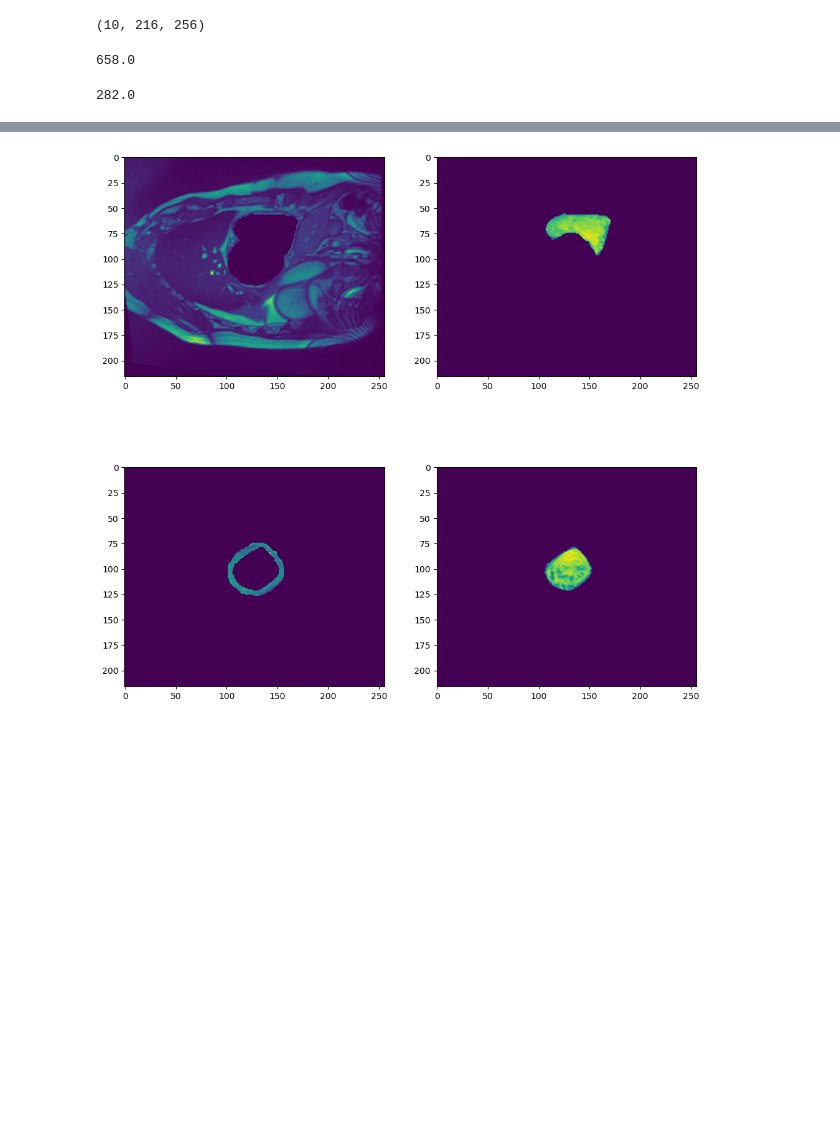
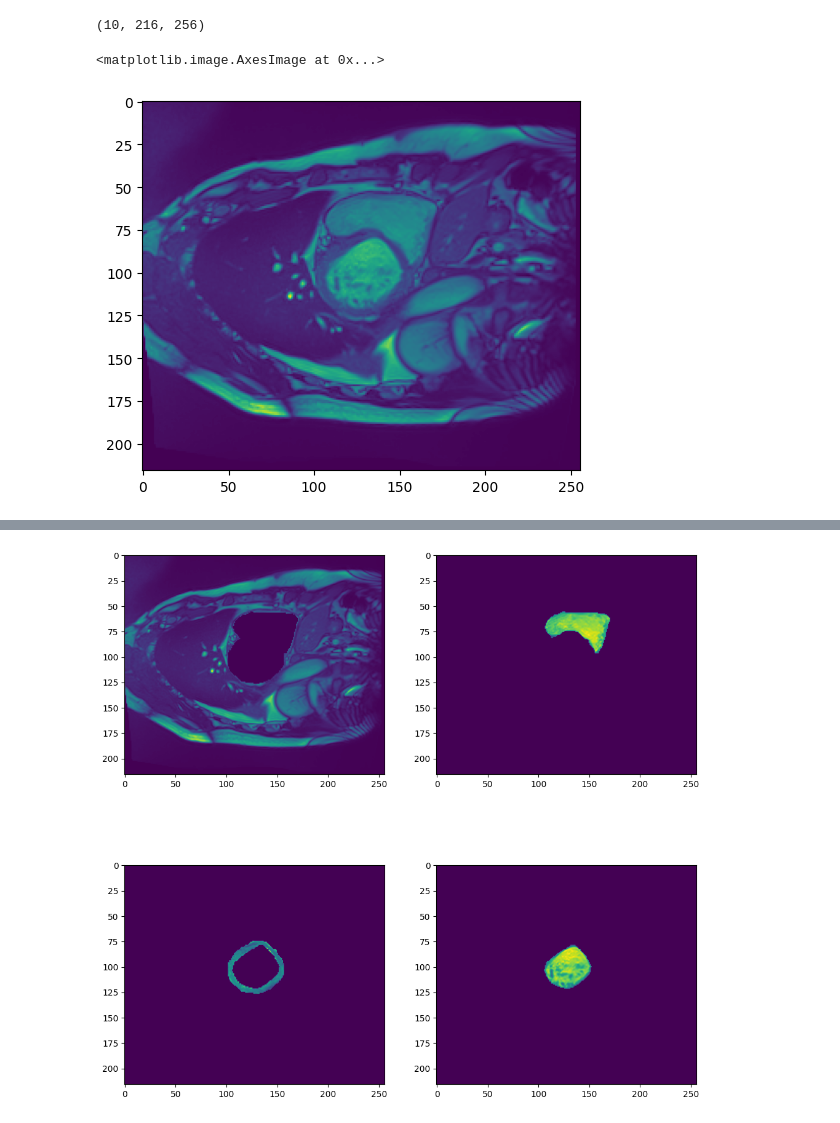
Before and after one commit to drigba/medical_image_segmentation, a Jupyter notebook: open_nii.ipynb, the cells around one changed output, grey strips where cells are left out. Saved outputs shown, nothing was run; the diff lists cells and outputs as text; code cells hidden in the pictures; blank space fills up the shorter version.

```diff
--- a/open_nii.ipynb
+++ b/open_nii.ipynb
@@ -65,12 +65,12 @@ Paper IV.A: baseline architectures for segmentation
 # %% [output]
 ' \ntrain dataset:\n100 patients\n2 gt + labeled frame / patient\n28-40 total frame / patient\n\ngt ~ 5kb\n1frame ~ 500kb\nwhole frame ~15-25mb\n\nonly gt images: ~(500kb + 5kb) * 2 * 100= 101 mb\nwho ...
 # %%
-# 30 images, no ground_truth, maybe good for learning represetations
+# 30x10 images, no ground_truth, maybe good for learning represetations
 # ~15mb
-# last dimension is the number of images
+# last two dimension is the number of images
 path = "patient001_4d.nii"
-img = nib.load(path).get_fdata()
-img.shape
+patient001_img_pack = nib.load(path).get_fdata()
+patient001_img_pack.shape
 # %% [output]
 (216, 256, 10, 30)
 # %%
@@ -97,27 +97,24 @@ magic           : b'n+1'
 # zip called xy_gt_nii.gz is the ground_truth
 #  ~ 6kb
 path = "DCM03-OH-AL_V2_1.nii"
-img2 = nib.load(path).get_fdata()
-img2 = np.transpose(img2, (2,0,1) )
+p001_gt = nib.load(path).get_fdata()
+p001_gt = np.transpose(p001_gt, (2,0,1) )
 
-img2.shape
+p001_gt.shape
 # %% [output]
 (10, 216, 256)
 # %%
 # frame with gt
 # ~ 500kb
 path = "patient001_frame01.nii\\CMD03Gate1.nii"
-img3 = nib.load(path).get_fdata()
-img3 = np.transpose(img3, (2,0,1) )
+p001_img = nib.load(path).get_fdata()
+p001_img = np.transpose(p001_img, (2,0,1) )
 
-img3.shape
+p001_img.shape
 # %% [output]
 (10, 216, 256)
-# %%
-img3.max()
-# %% [output]
-658.0
-# %%
-img3[:,:,0].max()
-# %% [output]
-282.0
+# %%
+plt.imshow(p001_img[1])
+# %% [output]
+<matplotlib.image.AxesImage at 0x...>
+[figure, added]
```
Also changed, not shown: parts of 8 cells of this notebook.
